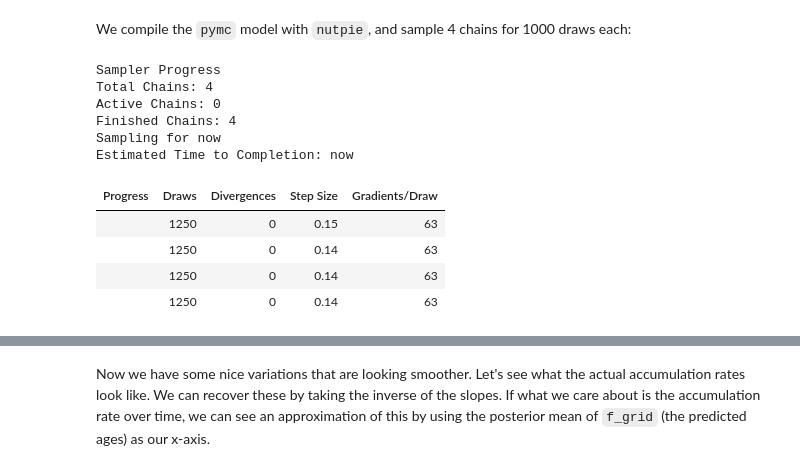
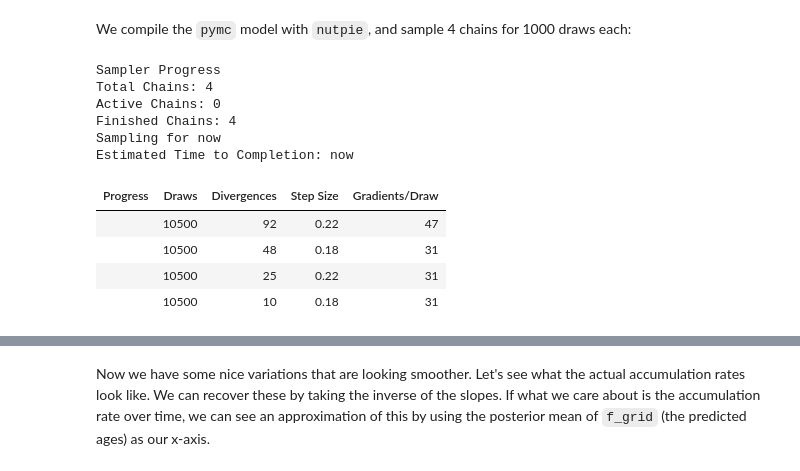
Before and after one commit to elc45/pybacon, a Jupyter notebook: demo.ipynb, the cells around one changed output, grey strips where cells are left out. Drawn from its saved outputs; the diff is of its cells as text; code cells hidden in the pictures.

Commit message:
low rank adapt

```diff
--- a/demo.ipynb
+++ b/demo.ipynb
@@ -64,16 +64,16 @@ with pm.Model() as model:
 We compile the `pymc` model with `nutpie`, and sample 4 chains for 1000 draws each:
 # %%
 pymc_model = nutpie.compile_pymc_model(model)
-trace = nutpie.sample(pymc_model, tune=250, draws=1000, chains=4)
+trace = nutpie.sample(pymc_model, tune=500, draws=10000, chains=4, low_rank_modified_mass_matrix=True)
 # %% [output]
 Sampler Progress
 Total Chains: 4
 Active Chains: 0
 Finished Chains: 4
 Sampling for now
 Estimated Time to Completion: now
 | Progress | Draws | Divergences | Step Size | Gradients/Draw |
-|  | 1250 | 0 | 0.15 | 63 |
-|  | 1250 | 0 | 0.14 | 63 |
-|  | 1250 | 0 | 0.14 | 63 |
-|  | 1250 | 0 | 0.14 | 63 |
+|  | 10500 | 92 | 0.22 | 47 |
+|  | 10500 | 48 | 0.18 | 31 |
+|  | 10500 | 25 | 0.22 | 31 |
+|  | 10500 | 10 | 0.18 | 31 |
```
Also changed, not shown: parts of 26 cells of this notebook.
